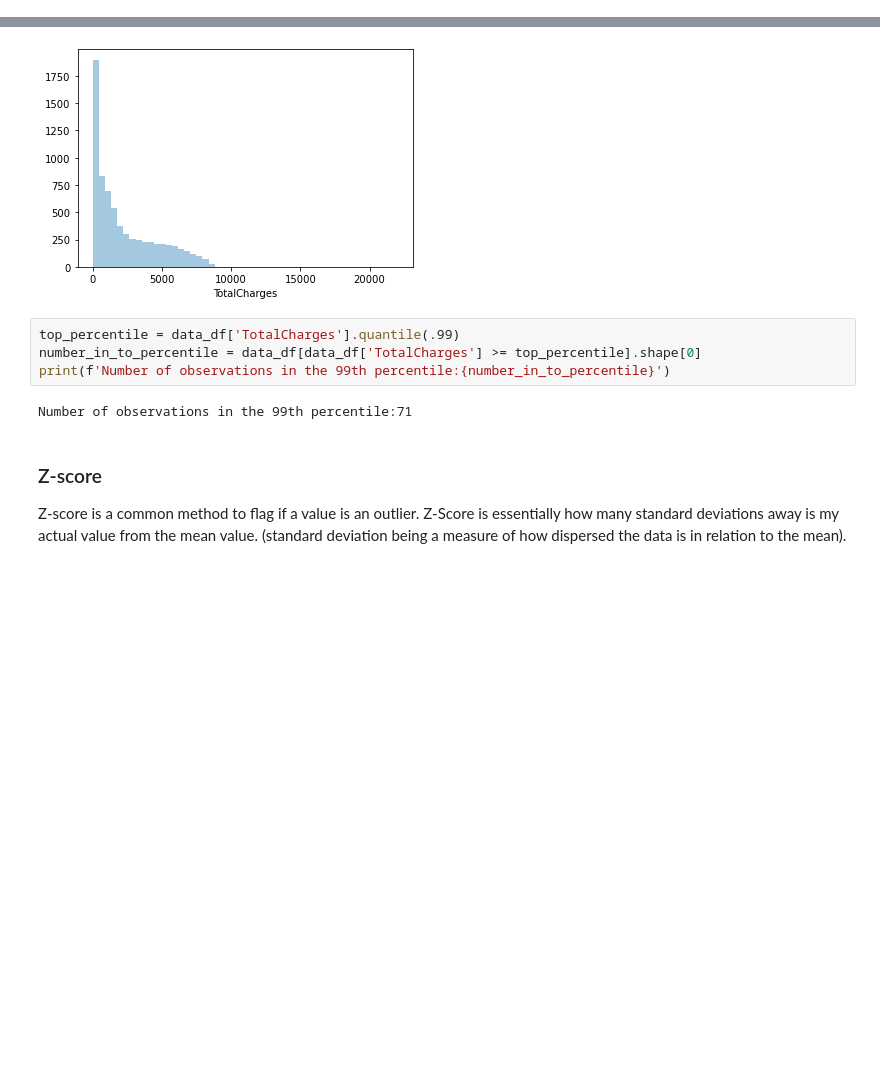
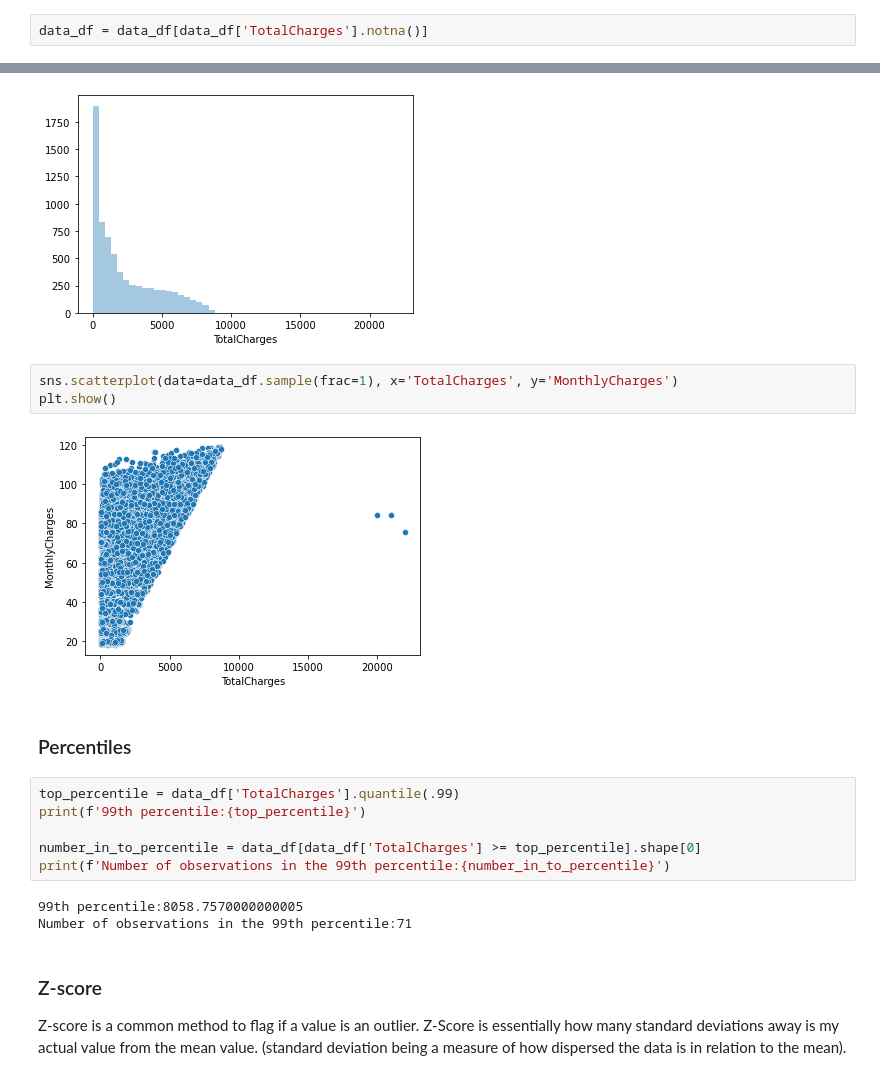
Before and after one commit to PierreLiddle/anz-ml-unicorn-gym, a Jupyter notebook: ML-unicorn-gym-day1-notebook.ipynb, the cells around one changed output, grey strips where cells are left out. Drawn from its saved outputs; the diff is of its cells as text; blank space fills up the shorter version.

```diff
--- a/ML-unicorn-gym-day1-notebook.ipynb
+++ b/ML-unicorn-gym-day1-notebook.ipynb
@@ -382,0 +408,2 @@ data_df['tenure'] = data_df['tenure'].fillna(data_df['tenure'].mean())
+# %%
+data_df = data_df[data_df['TotalCharges'].notna()]
@@ -410,11 +453,21 @@ sns.distplot(data_df['TotalCharges'], bins=50, kde=False)
 plt.show()
 # %% [output]
 [figure]
+# %%
+sns.scatterplot(data=data_df.sample(frac=1), x='TotalCharges', y='MonthlyCharges')
+plt.show()
+# %% [output]
+[figure, added]
+# %% [markdown]
+### Percentiles
 # %%
 top_percentile = data_df['TotalCharges'].quantile(.99)
+print(f'99th percentile:{top_percentile}')
+
 number_in_to_percentile = data_df[data_df['TotalCharges'] >= top_percentile].shape[0]
 print(f'Number of observations in the 99th percentile:{number_in_to_percentile}')
 # %% [output]
+99th percentile:8058.7570000000005
 Number of observations in the 99th percentile:71
 # %% [markdown]
 ### Z-score
```
Also changed, not shown: parts of 72 cells of this notebook, 2 other files.
